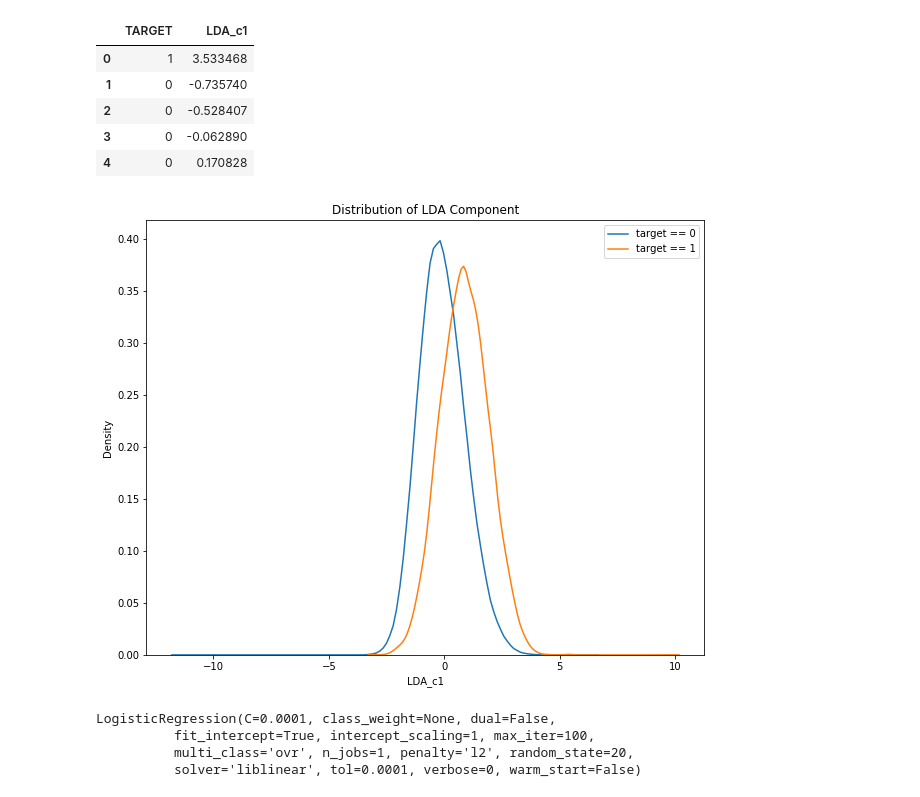
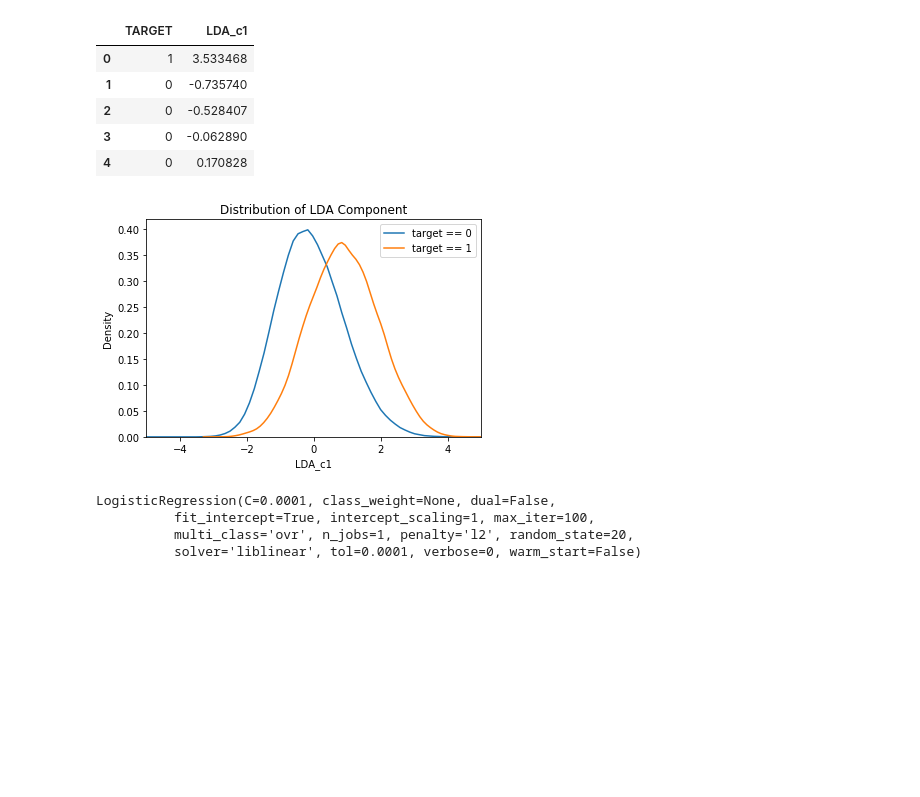
Before and after one commit to jharris07/defaultrisks, a Jupyter notebook: log_reg_lda.ipynb, the cells around one changed output. Drawn from its saved outputs; the diff is of its cells as text; code cells hidden in the pictures; blank space fills up the shorter version.

Commit message:
prepare graphs for paper and presentation

```diff
--- a/log_reg_lda.ipynb
+++ b/log_reg_lda.ipynb
@@ -78,18 +78,22 @@ df.head()
 # %%
 #plot LDA/Target correlation
 #with variables this similar, why does LDA perform well?
-plt.figure(figsize = (10, 8))
+#plt.figure(figsize = (10, 8))
+plt.figure()
+#plt.xlim(xx1.min(), xx1.max())
+plt.xlim(-5, 5)
+#plt.ylim(xx2.min(), xx2.max())
 
 # KDE plot of loans that were repaid on time
 sns.kdeplot(df.loc[df['TARGET'] == 0, 'LDA_c1'], label = 'target == 0')
 
 # KDE plot of loans which were not repaid on time
 sns.kdeplot(df.loc[df['TARGET'] == 1, 'LDA_c1'], label = 'target == 1')
 
 # Labeling of plot
 plt.xlabel('LDA_c1'); plt.ylabel('Density'); plt.title('Distribution of LDA Component');
 # %% [output]
-[figure, old version]
+[figure, new version]
 # %%
 #apply logistic regression
 from sklearn.linear_model import LogisticRegression
```
Also changed, not shown: parts of 1 cell of this notebook, 2 other files.
